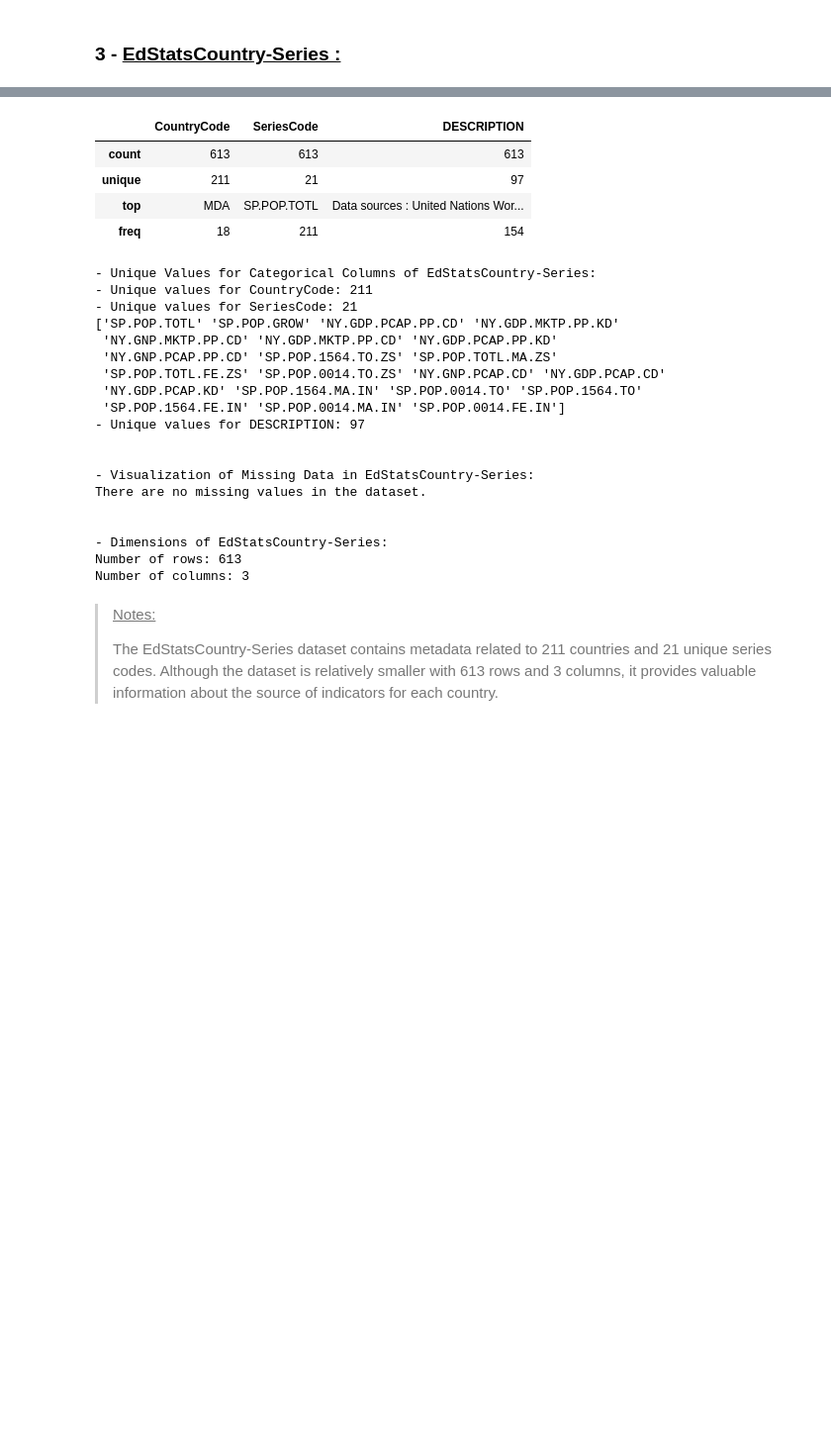
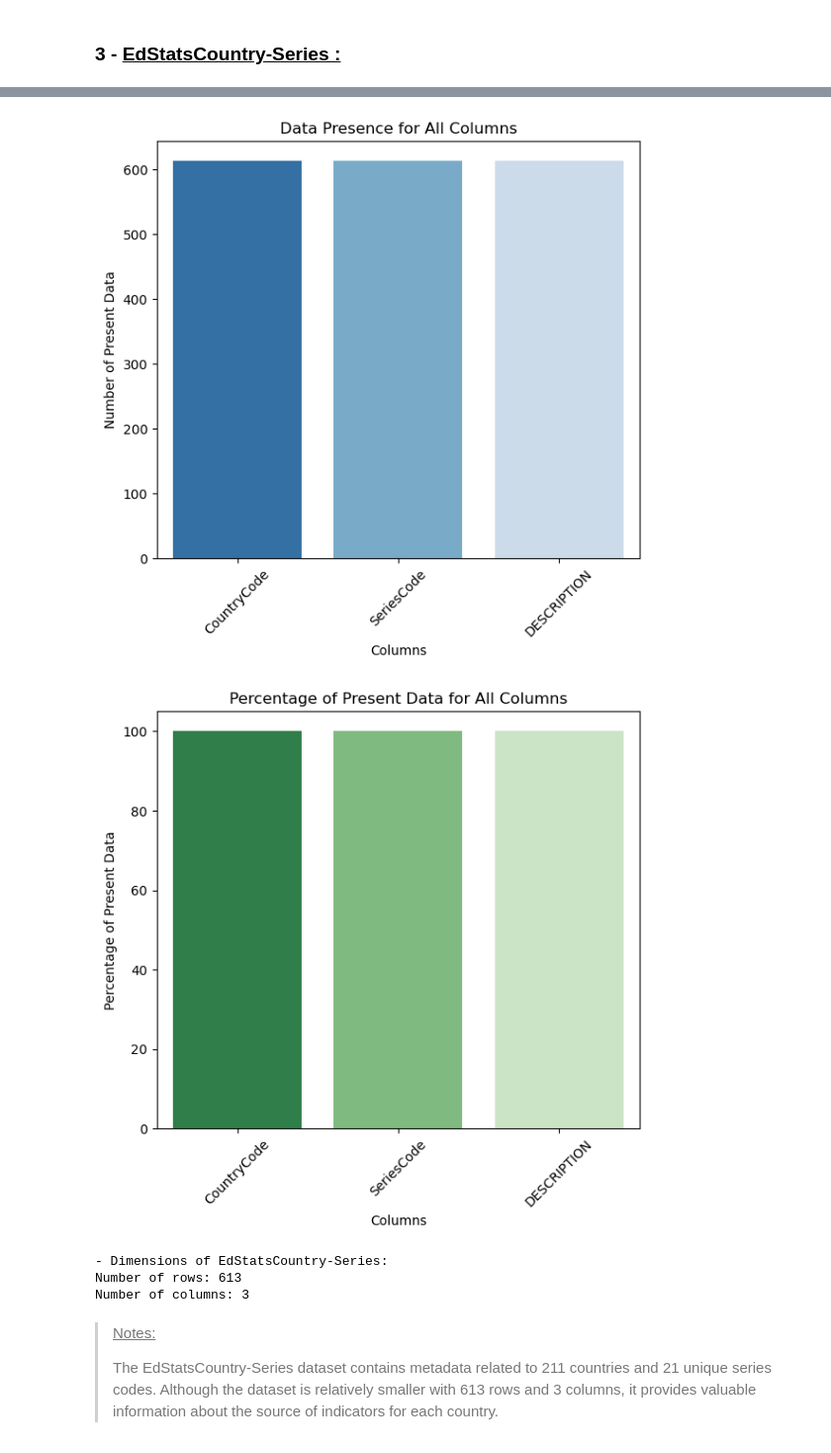
Before and after one commit to MasterCodeDevelop/academy, a Jupyter notebook: notebook.ipynb, the cells around one changed output, grey strips where cells are left out. Shown at 99% size. Saved outputs shown, nothing was run; the diff lists cells and outputs as text; code cells hidden in the pictures; blank space fills up the shorter version.

```diff
--- a/notebook.ipynb
+++ b/notebook.ipynb
@@ -560,7 +579,7 @@ Number of columns: 31
 ### 3 - <u>EdStatsCountry-Series :</u><a id='stats-country-series'></a>
 # %%
 # Exploring EdStatsCountry-Series
-explore_df(COUNTRY_SERIES, "EdStatsCountry-Series")
+explore_df(country_series, "EdStatsCountry-Series")
 # %% [output]
 Exploration of EdStatsCountry-Series:
 
@@ -613,24 +637,5 @@ There are no duplicate rows based on lines.
-|  | CountryCode | SeriesCode | DESCRIPTION |
-| count | 613 | 613 | 613 |
-| unique | 211 | 21 | 97 |
-| top | MDA | SP.POP.TOTL | Data sources : United Nations Wor... |
-| freq | 18 | 211 | 154 |
+[figure, added]
+[figure, added]
-- Unique Values for Categorical Columns of EdStatsCountry-Series:
-- Unique values for CountryCode: 211
-- Unique values for SeriesCode: 21
-['SP.POP.TOTL' 'SP.POP.GROW' 'NY.GDP.PCAP.PP.CD' 'NY.GDP.MKTP.PP.KD'
- 'NY.GNP.MKTP.PP.CD' 'NY.GDP.MKTP.PP.CD' 'NY.GDP.PCAP.PP.KD'
- 'NY.GNP.PCAP.PP.CD' 'SP.POP.1564.TO.ZS' 'SP.POP.TOTL.MA.ZS'
- 'SP.POP.TOTL.FE.ZS' 'SP.POP.0014.TO.ZS' 'NY.GNP.PCAP.CD' 'NY.GDP.PCAP.CD'
- 'NY.GDP.PCAP.KD' 'SP.POP.1564.MA.IN' 'SP.POP.0014.TO' 'SP.POP.1564.TO'
- 'SP.POP.1564.FE.IN' 'SP.POP.0014.MA.IN' 'SP.POP.0014.FE.IN']
-- Unique values for DESCRIPTION: 97
-
-
-- Visualization of Missing Data in EdStatsCountry-Series:
-There are no missing values in the dataset.
-
-
 - Dimensions of EdStatsCountry-Series:
 Number of rows: 613
 Number of columns: 3
```
Also changed, not shown: parts of 50 cells of this notebook.
